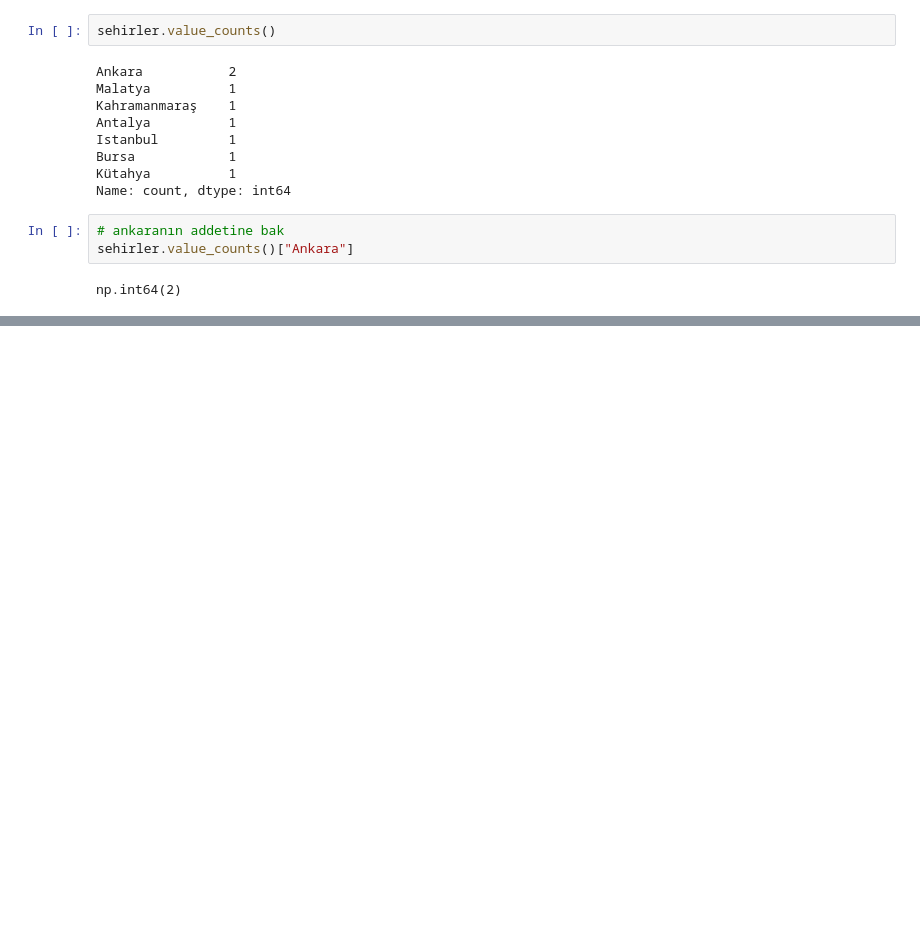
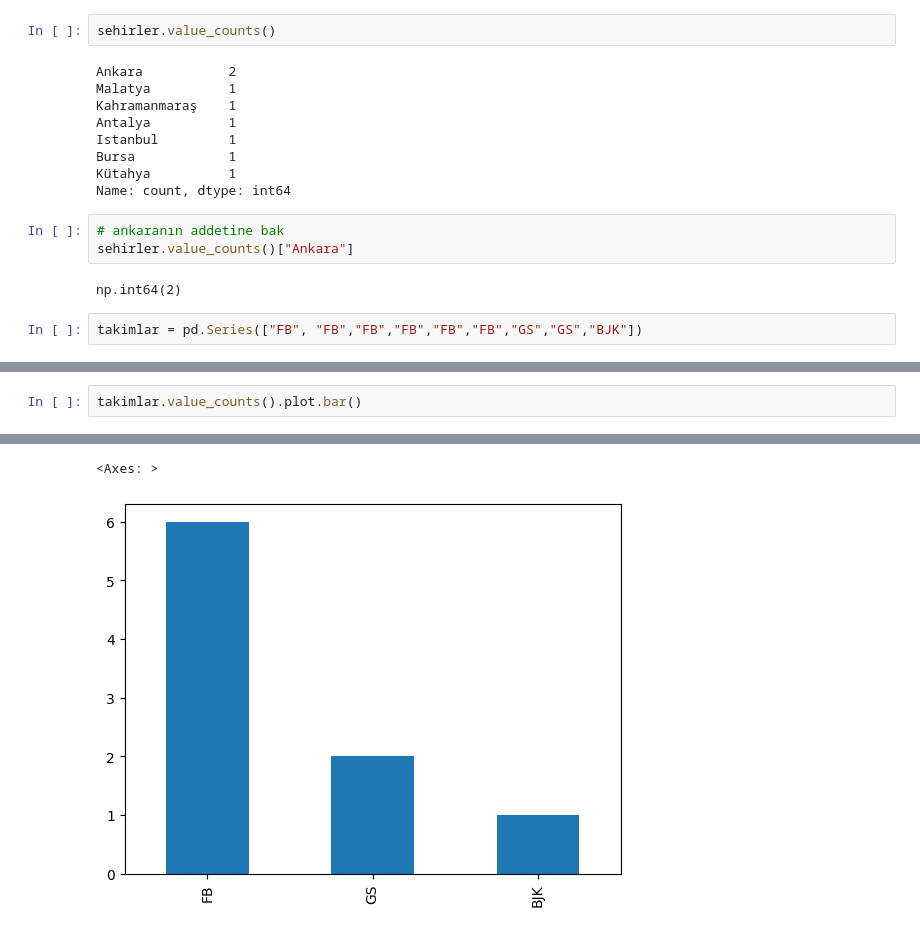
Before and after one commit to muffafa/btk-intro-machine-learning, a Jupyter notebook: hafta1/ders2.ipynb, the cells around one changed output, grey strips where cells are left out. Drawn from its saved outputs; the diff is of its cells as text; blank space fills up the shorter version.

```diff
--- a/hafta1/ders2.ipynb
+++ b/hafta1/ders2.ipynb
@@ -219,3 +219,5 @@ Name: count, dtype: int64
 sehirler.value_counts()["Ankara"]
 # %% [output]
 np.int64(2)
+# %%
+takimlar = pd.Series(["FB", "FB","FB","FB","FB","FB","GS","GS","BJK"])
@@ -221,0 +258,3 @@ np.int64(2)
+# %%
+takimlar.value_counts().plot.bar()
+# %% [output]
@@ -221,0 +263,2 @@ np.int64(2)
+<Axes: >
+[figure, added]
```
Also changed, not shown: parts of 17 cells of this notebook.
